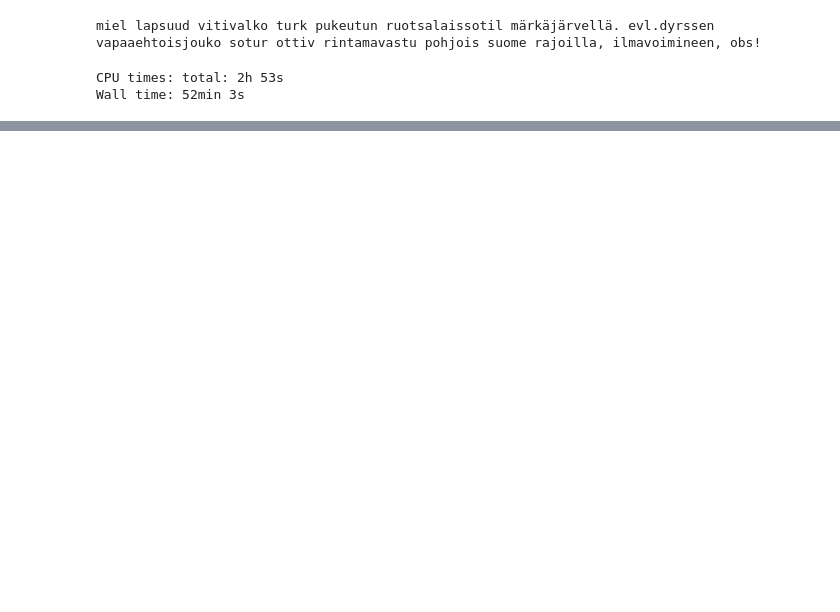
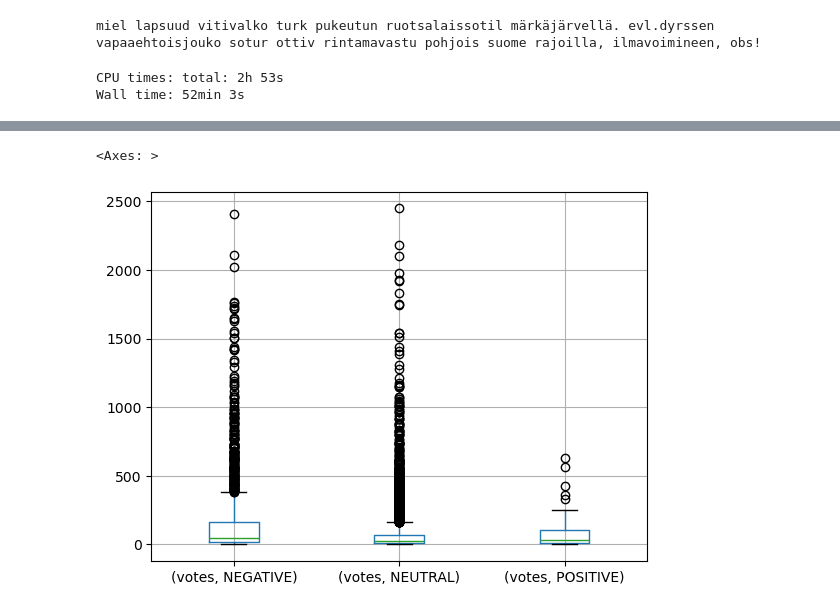
Before and after one commit to eevib/introDataMiniProject, a Jupyter notebook: data_analysis.ipynb, the cells around one changed output, grey strips where cells are left out. Saved outputs shown, nothing was run; the diff lists cells and outputs as text; code cells hidden in the pictures; blank space fills up the shorter version.

```diff
--- a/data_analysis.ipynb
+++ b/data_analysis.ipynb
@@ -193,0 +276,6 @@ comment_df2.to_csv("comment.csv")
+# %%
+comment_df2[["votes","sentiment"]].pivot(values=["votes"],columns=["sentiment"]).boxplot()
+#whis=[0.1, 99.9]
+# %% [output]
+<Axes: >
+[figure, added]
```
Also changed, not shown: parts of 12 cells of this notebook.
